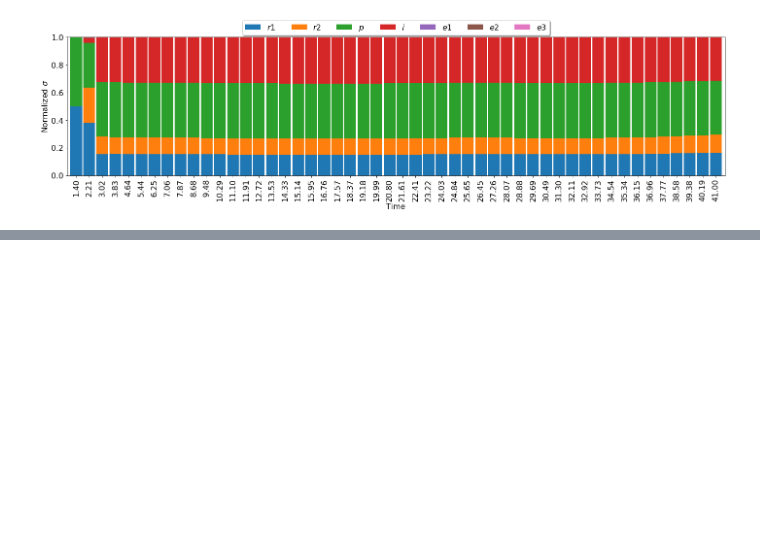
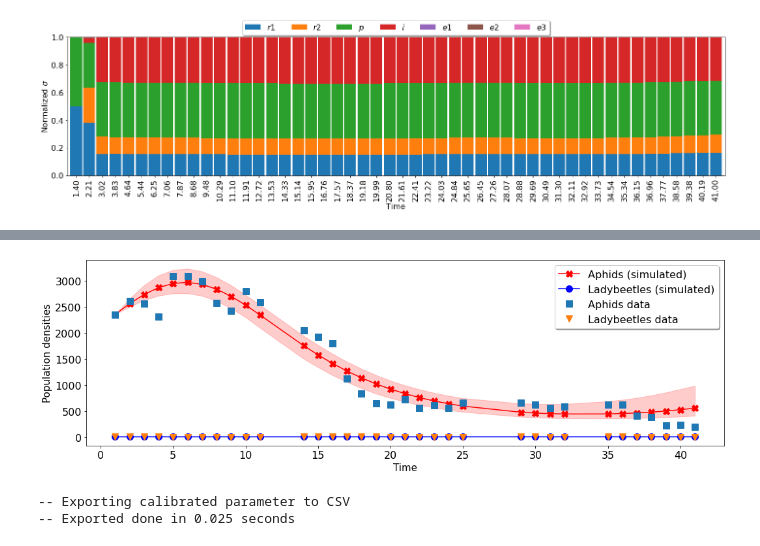
Before and after one commit to volpatto/pdeco, a Jupyter notebook: notebooks/lin.data-banksA-aphid-ladybeetle.ipynb, the cells around one changed output, grey strips where cells are left out. Cells and saved outputs as stored; diff of their text form; code cells hidden in the pictures; blank space fills up the shorter version.

```diff
--- a/notebooks/lin.data-banksA-aphid-ladybeetle.ipynb
+++ b/notebooks/lin.data-banksA-aphid-ladybeetle.ipynb
@@ -832,0 +1089,78 @@ plt.show()
+# %%
+percentile_cut = 2.5
+
+y_min = np.percentile(trace_calibration["BKM_model"], percentile_cut, axis=0)
+y_max = np.percentile(trace_calibration["BKM_model"], 100 - percentile_cut, axis=0)
+y_fit = np.percentile(trace_calibration["BKM_model"], 50, axis=0)
+# %%
+plt.figure(figsize=(15, 5))
+
+plt.plot(
+    time_observations,
+    y_fit[:, 0],
+    "r",
+    label="Aphids (simulated)",
+    marker="X",
+    linestyle="-",
+    markersize=10,
+)
+plt.fill_between(time_observations, y_min[:, 0], y_max[:, 0], color="r", alpha=0.2)
+
+plt.plot(
+    time_observations,
+    y_fit[:, 1],
+    "b",
+    label="Ladybeetles (simulated)",
+    marker="o",
+    linestyle="-",
+    markersize=10,
+)
+plt.fill_between(time_observations, y_min[:, 1], y_max[:, 1], color="b", alpha=0.2)
+
+plt.plot(
+    time_observations,
+    aphid_observed.Density.values,
+    label="Aphids data",
+    marker="s",
+    linestyle="",
+    markersize=10
+)
+plt.plot(
+    time_observations,
+    ladybeetle_observed.Density.values,
+    label="Ladybeetles data",
+    marker="v",
+    linestyle="",
+    markersize=10
+)
+
+plt.legend(shadow=True)
+plt.xlabel('Time', fontsize=15)
+plt.ylabel('Population densities', fontsize=15)
+
+plt.tight_layout()
+plt.savefig("calibration.png", dpi=300)
+plt.show()
+# %% [output]
+[figure, added]
+# %%
+print("-- Exporting calibrated parameter to CSV")
+
+start_time = time.time()
+
+dict_realizations = dict()  # vamos gravar as realizações em um dicionário Python tbm
+progress_bar = tqdm(calibration_variable_names[1:])
+for variable in progress_bar:
+    progress_bar.set_description(f"Gathering {variable} realizations")
+    parameter_realization = trace_calibration.get_values(f"{variable}")
+    dict_realizations[f"{variable}"] = parameter_realization
+
+df_realizations = pd.DataFrame(dict_realizations)
+df_realizations.to_csv("calibration_realizations.csv")
+
+duration = time.time() - start_time
+
+print(f"-- Exported done in {duration:.3f} seconds")
+# %% [output]
+-- Exporting calibrated parameter to CSV
+-- Exported done in 0.025 seconds
```
Also changed, not shown: parts of 18 cells of this notebook, 2 other files.
